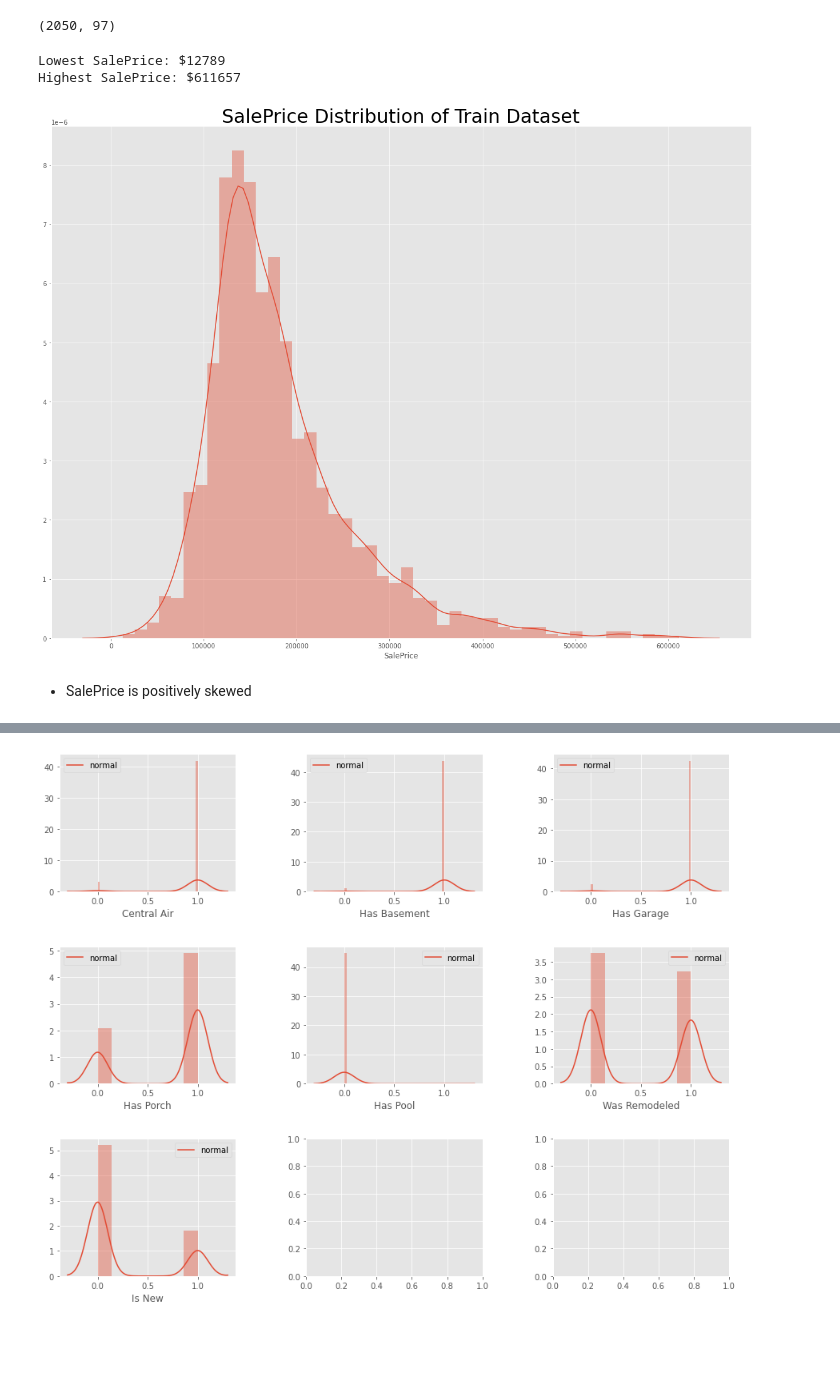
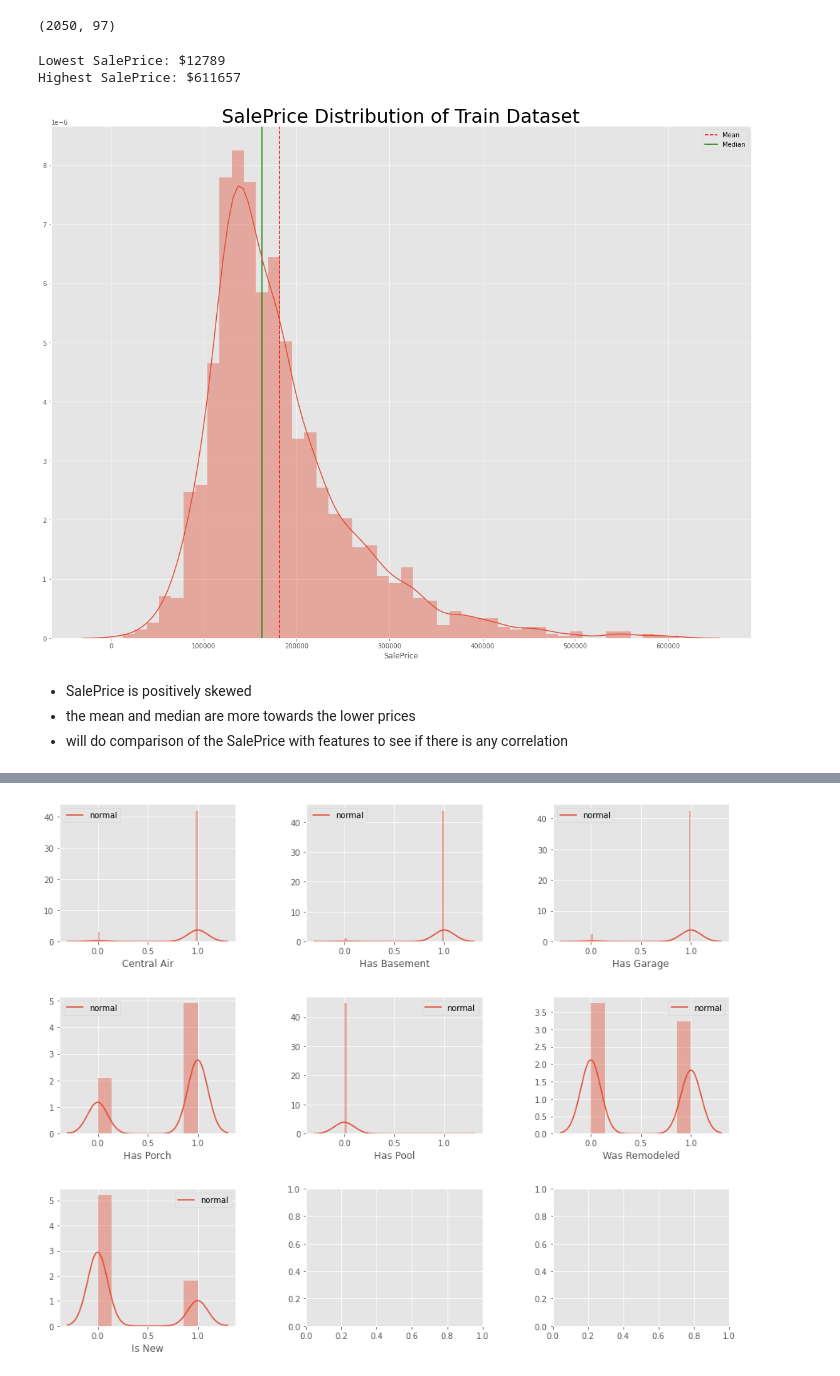
Before and after one commit to SimYiSY/Ames_Housing_Data, a Jupyter notebook: code/01 EDA and Cleaning.ipynb, the cells around one changed output, grey strips where cells are left out. Saved outputs shown, nothing was run; the diff lists cells and outputs as text; code cells hidden in the pictures; blank space fills up the shorter version.

```diff
--- a/code/01 EDA and Cleaning.ipynb
+++ b/code/01 EDA and Cleaning.ipynb
@@ -1647,15 +1650,22 @@ df.shape
 # %%
 print('Lowest SalePrice: $' + str(df['SalePrice'].min()))
 print('Highest SalePrice: $' + str(df['SalePrice'].max()))
 
 plt.figure(figsize= (20, 15))
 plt.title('SalePrice Distribution of Train Dataset',fontdict = {'fontsize': 30})
+mean=df['SalePrice'].mean()
+median=df['SalePrice'].median()
+plt.axvline(mean, color='r', linestyle='--')
+plt.axvline(median, color='g', linestyle='-')
+plt.legend({'Mean':mean,'Median':median})
 sns.distplot(df['SalePrice']);
 # %% [output]
 Lowest SalePrice: $12789
 Highest SalePrice: $611657
-[figure, old version]
+[figure, new version]
-# %% [markdown]
-- SalePrice is positively skewed
+# %% [markdown]
+- SalePrice is positively skewed
+- the mean and median are more towards the lower prices
+- will do comparison of the SalePrice with features to see if there is any correlation
 # %%
 sorted_index = df['Mo Sold'].unique().sort()
```
Also changed, not shown: parts of 69 cells of this notebook, 2 other files.
